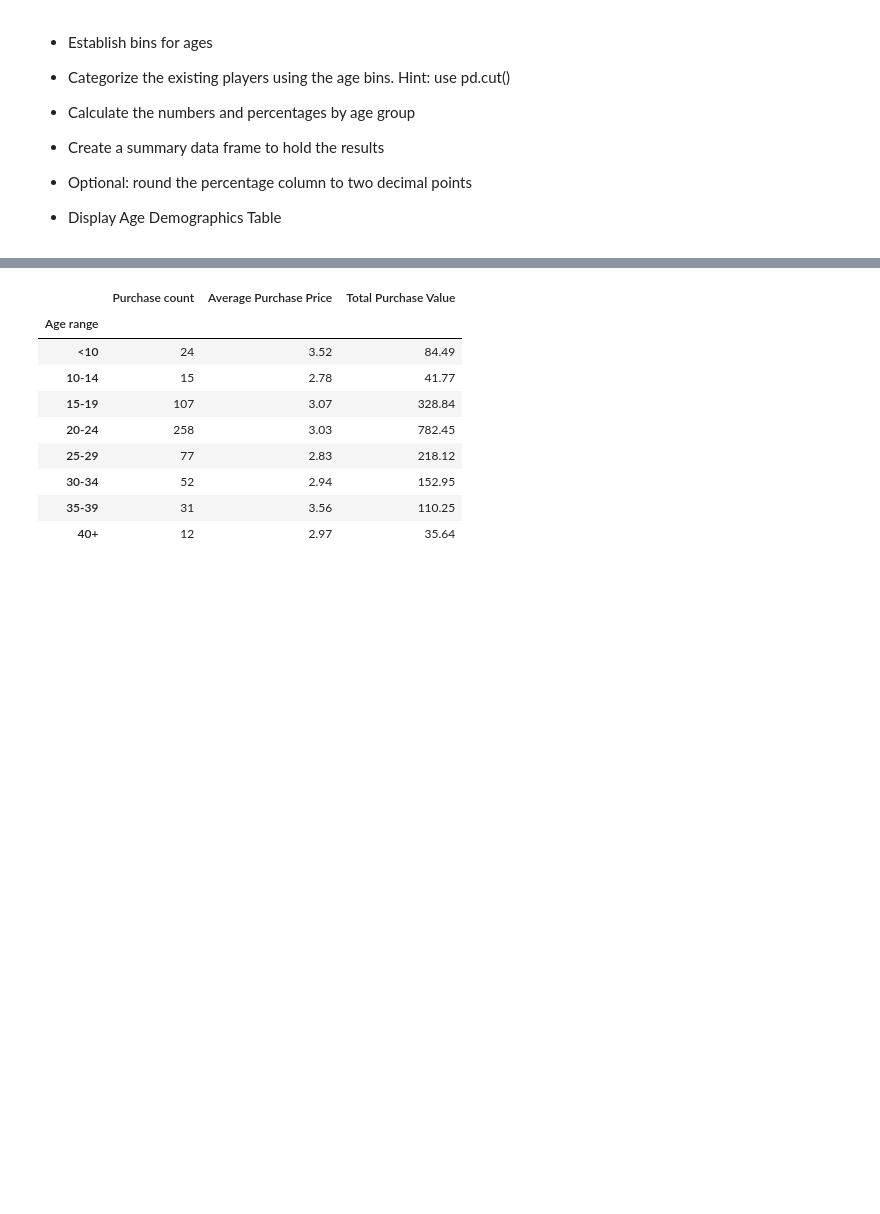
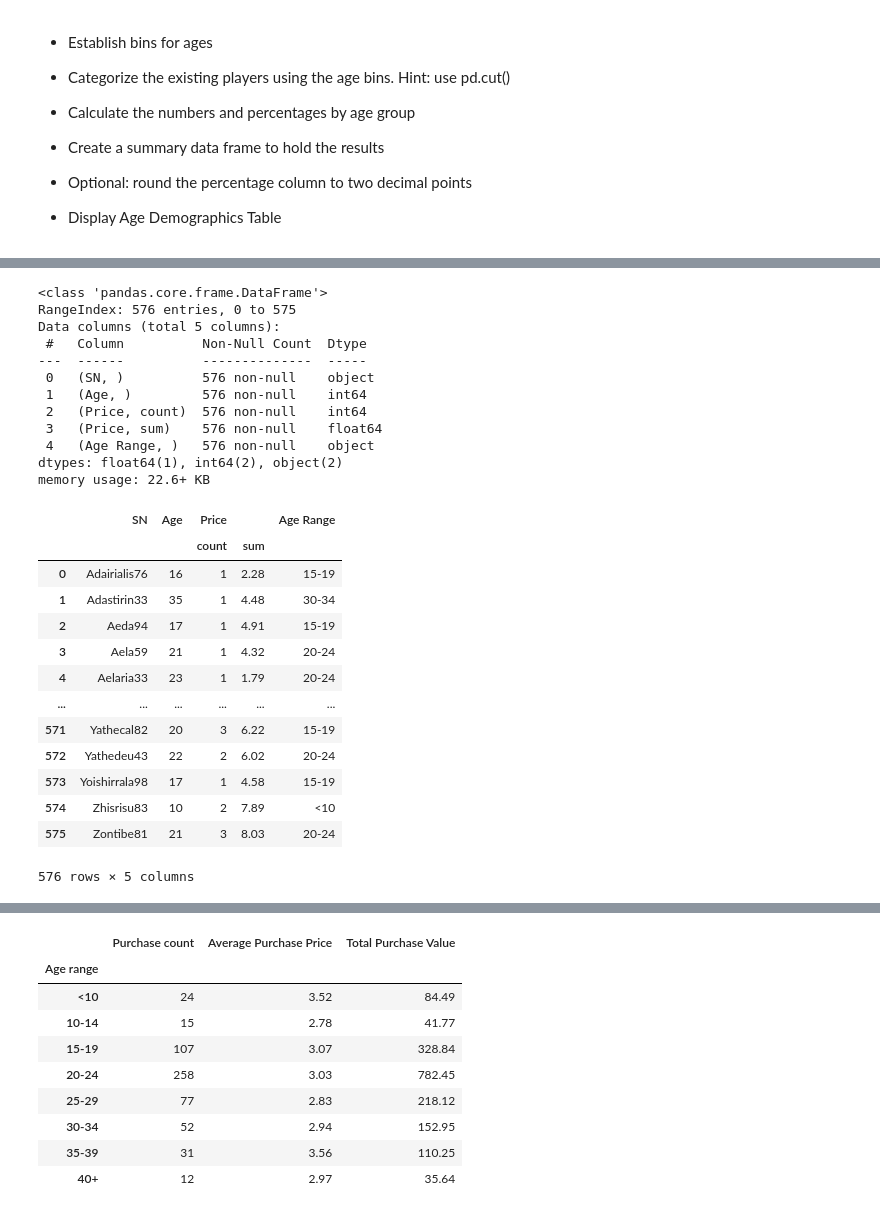
Before and after one commit to abbyabridged/pandas-challenge, a Jupyter notebook: HeroesOfPymoli/HeroesOfPymoli.ipynb, the cells around one changed output, grey strips where cells are left out. Drawn from its saved outputs; the diff is of its cells as text; code cells hidden in the pictures; blank space fills up the shorter version.

```diff
--- a/HeroesOfPymoli/HeroesOfPymoli.ipynb
+++ b/HeroesOfPymoli/HeroesOfPymoli.ipynb
@@ -223,3 +223,12 @@ purchasing_analysis_gender_agg.round(2)
 
 
 * Display Age Demographics Table
+# %%
+# Create a new Data Frame with grouped by name, age and gender aggregated by price (sum and count (of purchases))
+purchases_grouped_df = purchases_df.groupby(["SN","Age"]).agg({"Price": ["count",sum]})
+# Rename columns
+purchases_grouped_df.rename(columns={"count":"Purchase Count","sum":"Total Purchase Value"})
+# Reset index to retrieve grouped columns
+purchases_grouped_df = purchases_grouped_df.reset_index()
+# Print Data Frame
+purchases_grouped_df
@@ -226,7 +250,6 @@ purchasing_analysis_gender_agg.round(2)
 # %%
 # Create bins based on age ranges
-bins = [0, 10, 14, 19, 24, 29, 34, 39, 99]
-
+bins = [1, 10, 15, 20, 25, 30, 35, 40, 100]
 # Name the bins
 age_groups = ["<10", "10-14", "15-19", "20-24", "25-29","30-34","35-39","40+"]
 # %%
@@ -260,0 +272,9 @@ purchases_agerange_df.head()
+# %%
+## I tried adding the sliced data directly to the Data Frame, but I kept getting an issue with the column names appearing in brackets with commas (see purchases_grouped_df.info()).
+## As an alternative, I created a new Data Frame and added it to the original one, but it didn't have any effect on the column names.
+
+age_range_df = pd.DataFrame(pd.cut(purchases_grouped_df["Age"], bins, labels=age_groups))
+# Rename columns
+age_range_df.rename(columns={"Age":"Age Range"}, inplace=True)
+# Print age range data frame
+age_range_df
@@ -260,0 +295,34 @@ purchases_agerange_df.head()
+# %%
+# Place the age ranges into the DataFrame
+purchases_grouped_df["Age Range"] = age_range_df
+
+## I can't work out why the column names are in brackets with commas...?
+purchases_grouped_df.info()
+purchases_grouped_df
+# %% [output]
+<class 'pandas.core.frame.DataFrame'>
+RangeIndex: 576 entries, 0 to 575
+Data columns (total 5 columns):
+ #   Column          Non-Null Count  Dtype
+---  ------          --------------  -----
+ 0   (SN, )          576 non-null    object
+ 1   (Age, )         576 non-null    int64
+ 2   (Price, count)  576 non-null    int64
+ 3   (Price, sum)    576 non-null    float64
+ 4   (Age Range, )   576 non-null    object
+dtypes: float64(1), int64(2), object(2)
+memory usage: 22.6+ KB
+|  | SN | Age | Price |  | Age Range |
+|  |  |  | count | sum |  |
+| 0 | Adairialis76 | 16 | 1 | 2.28 | 15-19 |
+| 1 | Adastirin33 | 35 | 1 | 4.48 | 30-34 |
+| 2 | Aeda94 | 17 | 1 | 4.91 | 15-19 |
+| 3 | Aela59 | 21 | 1 | 4.32 | 20-24 |
+| 4 | Aelaria33 | 23 | 1 | 1.79 | 20-24 |
+| ... | ... | ... | ... | ... | ... |
+| 571 | Yathecal82 | 20 | 3 | 6.22 | 15-19 |
+| 572 | Yathedeu43 | 22 | 2 | 6.02 | 20-24 |
+| 573 | Yoishirrala98 | 17 | 1 | 4.58 | 15-19 |
+| 574 | Zhisrisu83 | 10 | 2 | 7.89 | <10 |
+| 575 | Zontibe81 | 21 | 3 | 8.03 | 20-24 |
+576 rows × 5 columns
```
Also changed, not shown: parts of 20 cells of this notebook.
